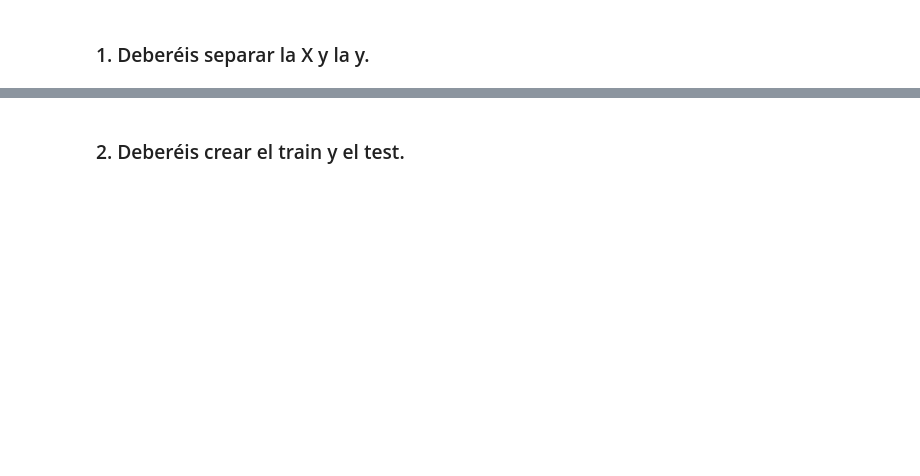
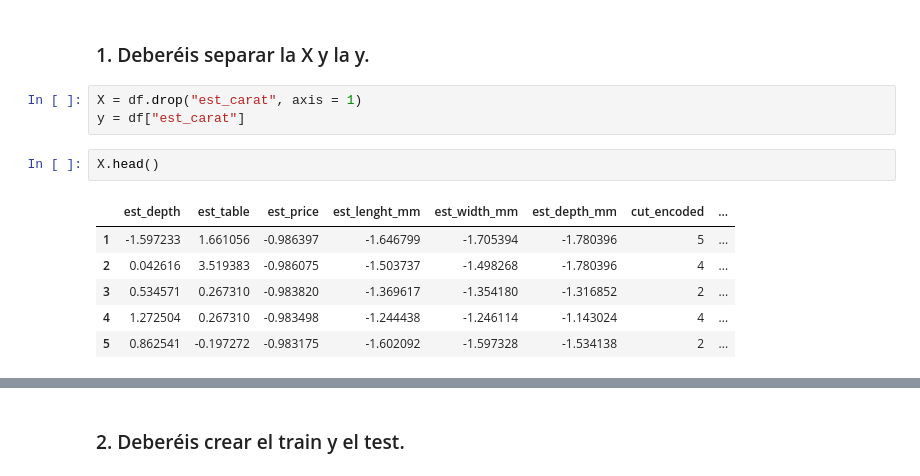
Before and after one commit to Adalab/DA-promoc-modulo3-sprint1-judith-gadea, a Jupyter notebook: RL/RL-9-RegLen-Intro.ipynb, the cells around one changed output, grey strips where cells are left out. Drawn from its saved outputs; the diff is of its cells as text; blank space fills up the shorter version.

```diff
--- a/RL/RL-9-RegLen-Intro.ipynb
+++ b/RL/RL-9-RegLen-Intro.ipynb
@@ -6,2 +34,14 @@ El objetivo de este pairprogramming es que hagáis vuestro primer modelo de mach
 # %% [markdown]
 ### 1. Deberéis separar la X y la y.
+# %%
+X = df.drop("est_carat", axis = 1)
+y = df["est_carat"]
+# %%
+X.head()
+# %% [output]
+|  | est_depth | est_table | est_price | est_lenght_mm | est_width_mm | est_depth_mm | cut_encoded | ... |
+| 1 | -1.597233 | 1.661056 | -0.986397 | -1.646799 | -1.705394 | -1.780396 | 5 | ... |
+| 2 | 0.042616 | 3.519383 | -0.986075 | -1.503737 | -1.498268 | -1.780396 | 4 | ... |
+| 3 | 0.534571 | 0.267310 | -0.983820 | -1.369617 | -1.354180 | -1.316852 | 2 | ... |
+| 4 | 1.272504 | 0.267310 | -0.983498 | -1.244438 | -1.246114 | -1.143024 | 4 | ... |
+| 5 | 0.862541 | -0.197272 | -0.983175 | -1.602092 | -1.597328 | -1.534138 | 2 | ... |
```
Also changed, not shown: parts of 17 cells of this notebook.
